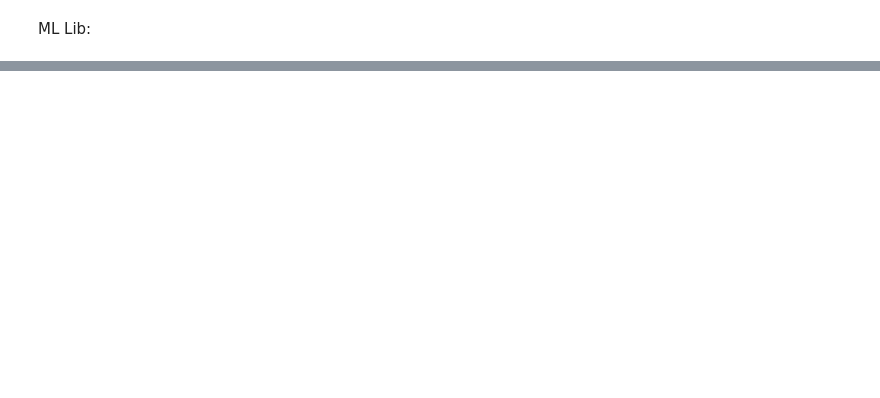
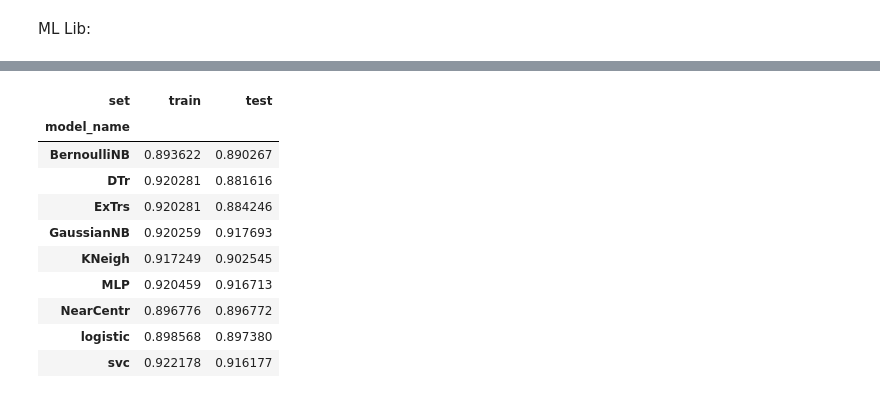
Before and after one commit to maikelps/SleepDisorder, a Jupyter notebook: ML_Assessment.ipynb, the cells around one changed output, grey strips where cells are left out. Cells and saved outputs as stored; diff of their text form; code cells hidden in the pictures; blank space fills up the shorter version.

```diff
--- a/ML_Assessment.ipynb
+++ b/ML_Assessment.ipynb
@@ -45,32 +49,0 @@ rKF = RepeatedKFold(n_repeats=7, n_splits=3, random_state=23)
-# %%
-for fold_id, (train_index, test_index) in enumerate(rKF.split(X)):
-
-    # Train test split
-    X_train, y_train = X.iloc[train_index], y.iloc[train_index]
-    X_test, y_test = X.iloc[test_index], y.iloc[test_index]
-
-    # Pipeline for training
-    _local_pipe = Pipeline([
-                            ('scaler', MinMaxScaler()),
-                            ('model', LogisticRegression())
-                        ])
-
-    # Fitting
-    _local_pipe.fit(X_train, y_train)
-
-    # Predictions
-    y_pred = _local_pipe.predict(X_test)
-    y_proba = _local_pipe.predict_proba(X_test)[:, 1]  # Probabilities for the positive class
-
-    # Metrics
-    accuracy = accuracy_score(y_test, y_pred)
-    precision = precision_score(y_test, y_pred)
-    recall = recall_score(y_test, y_pred) #<-- intended
-    f1 = f1_score(y_test, y_pred)
-    auc = roc_auc_score(y_test, y_proba)
-
-    print(f"Fold: {fold_id+1}")
-    print(f"Accuracy: {accuracy:.4f} | Precision: {precision:.4f} | Recall: {recall:.4f} | F1-score: {f1:.4f} | AUC: {auc:.4f}")
-    print("-"*88)
-
-    #print(f"Training Score: {np.round(_local_pipe.score(X_train, y_train),4)} | Testing Score: {np.round(_local_pipe.score(X_test, y_test),4)}")
@@ -122,0 +102,15 @@ X
+# %%
+# Quick  look to the average performance
+result_df.groupby(by=['model_name','set']).agg({'mean'}).loc[:,'recall'].unstack().droplevel(0,axis=1).filter(['train','test'])
+# %% [output]
+| set | train | test |
+| model_name |  |  |
+| BernoulliNB | 0.893622 | 0.890267 |
+| DTr | 0.920281 | 0.881616 |
+| ExTrs | 0.920281 | 0.884246 |
+| GaussianNB | 0.920259 | 0.917693 |
+| KNeigh | 0.917249 | 0.902545 |
+| MLP | 0.920459 | 0.916713 |
+| NearCentr | 0.896776 | 0.896772 |
+| logistic | 0.898568 | 0.897380 |
+| svc | 0.922178 | 0.916177 |
```
Also changed, not shown: parts of 18 cells of this notebook, 2 other files.
